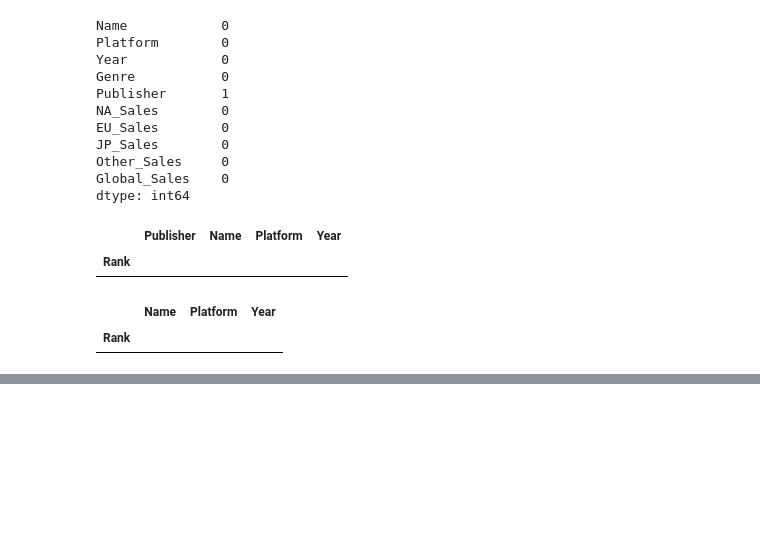
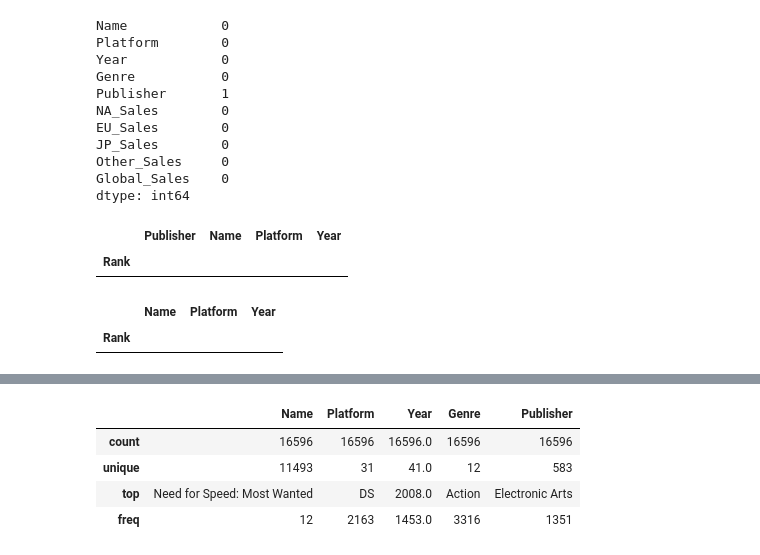
Before and after one commit to fpalvim/DS102024, a Jupyter notebook: 0.1-Proyectos/2-proyecto_EDA/proyecto_EDA.ipynb, the cells around one changed output, grey strips where cells are left out. Cells and saved outputs as stored; diff of their text form; code cells hidden in the pictures; blank space fills up the shorter version.

```diff
--- a/0.1-Proyectos/2-proyecto_EDA/proyecto_EDA.ipynb
+++ b/0.1-Proyectos/2-proyecto_EDA/proyecto_EDA.ipynb
@@ -540,0 +555,8 @@ vgsales
+# %%
+df_descripcion.describe_non_numeric()
+# %% [output]
+|  | Name | Platform | Year | Genre | Publisher |
+| count | 16596 | 16596 | 16596.0 | 16596 | 16596 |
+| unique | 11493 | 31 | 41.0 | 12 | 583 |
+| top | Need for Speed: Most Wanted | DS | 2008.0 | Action | Electronic Arts |
+| freq | 12 | 2163 | 1453.0 | 3316 | 1351 |
```
Also changed, not shown: parts of 29 cells of this notebook, 1 other file.
